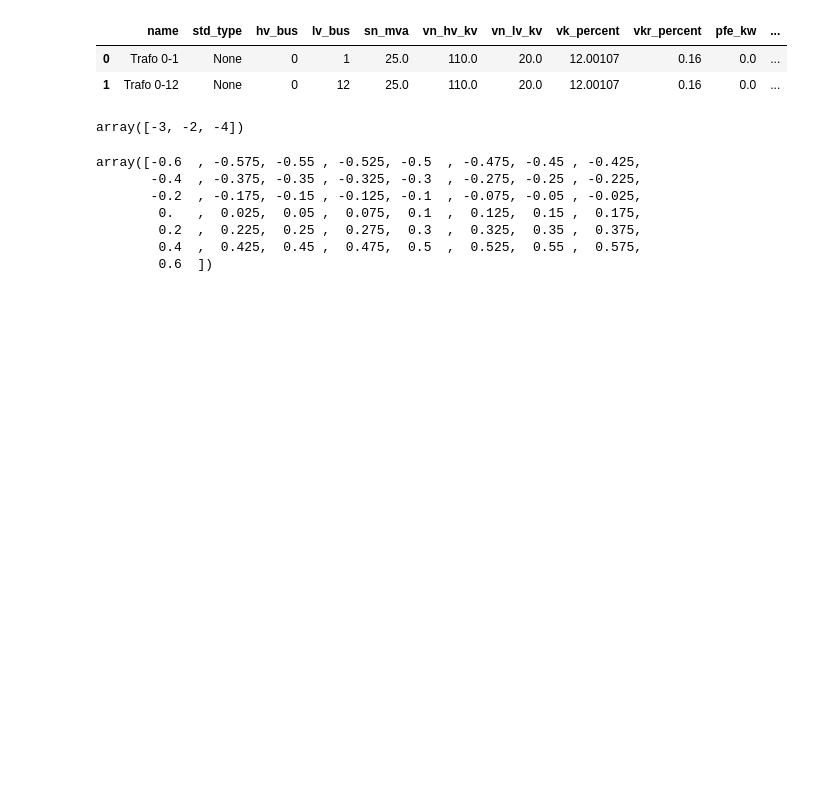
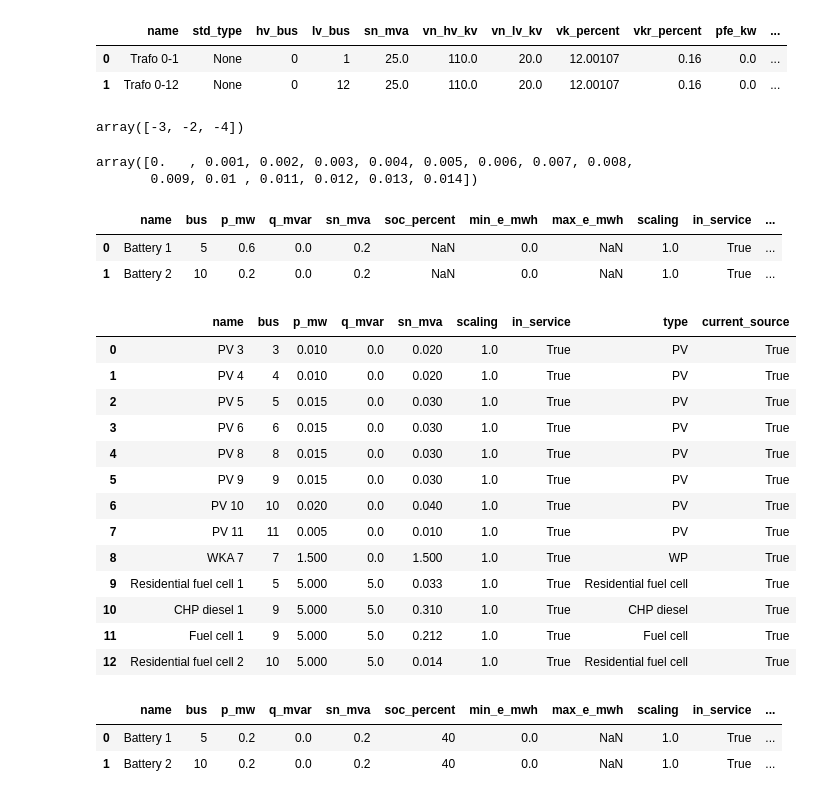
Before and after one commit to lilanka/iems, a Jupyter notebook: experiments/pp_experiment.ipynb, the cells around one changed output. Saved outputs shown, nothing was run; the diff lists cells and outputs as text; code cells hidden in the pictures; blank space fills up the shorter version.

Commit message:
Defined the reset tasks at each episode divisible by 96

```diff
--- a/experiments/pp_experiment.ipynb
+++ b/experiments/pp_experiment.ipynb
@@ -368,11 +368,44 @@ for i in range(0,len(p_batt1)):
 for i in range(0,len(p_batt2)):
     if abs(p_batt2[i]) < 1e-10:
         p_batt2[i] = 0
+
+p_rfc2
 # %% [output]
-array([-0.6  , -0.575, -0.55 , -0.525, -0.5  , -0.475, -0.45 , -0.425,
-       -0.4  , -0.375, -0.35 , -0.325, -0.3  , -0.275, -0.25 , -0.225,
-       -0.2  , -0.175, -0.15 , -0.125, -0.1  , -0.075, -0.05 , -0.025,
-        0.   ,  0.025,  0.05 ,  0.075,  0.1  ,  0.125,  0.15 ,  0.175,
-        0.2  ,  0.225,  0.25 ,  0.275,  0.3  ,  0.325,  0.35 ,  0.375,
-        0.4  ,  0.425,  0.45 ,  0.475,  0.5  ,  0.525,  0.55 ,  0.575,
-        0.6  ])
+array([0.   , 0.001, 0.002, 0.003, 0.004, 0.005, 0.006, 0.007, 0.008,
+       0.009, 0.01 , 0.011, 0.012, 0.013, 0.014])
+# %%
+net.storage
+# %% [output]
+|  | name | bus | p_mw | q_mvar | sn_mva | soc_percent | min_e_mwh | max_e_mwh | scaling | in_service | ... |
+| 0 | Battery 1 | 5 | 0.6 | 0.0 | 0.2 | NaN | 0.0 | NaN | 1.0 | True | ... |
+| 1 | Battery 2 | 10 | 0.2 | 0.0 | 0.2 | NaN | 0.0 | NaN | 1.0 | True | ... |
+# %%
+net.sgen["p_mw"][9:] = [5,5,5,5]
+net.sgen["q_mvar"][9:] = [5,5,5,5]
+net.sgen
+# %% [output]
+|  | name | bus | p_mw | q_mvar | sn_mva | scaling | in_service | type | current_source |
+| 0 | PV 3 | 3 | 0.010 | 0.0 | 0.020 | 1.0 | True | PV | True |
+| 1 | PV 4 | 4 | 0.010 | 0.0 | 0.020 | 1.0 | True | PV | True |
+| 2 | PV 5 | 5 | 0.015 | 0.0 | 0.030 | 1.0 | True | PV | True |
+| 3 | PV 6 | 6 | 0.015 | 0.0 | 0.030 | 1.0 | True | PV | True |
+| 4 | PV 8 | 8 | 0.015 | 0.0 | 0.030 | 1.0 | True | PV | True |
+| 5 | PV 9 | 9 | 0.015 | 0.0 | 0.030 | 1.0 | True | PV | True |
+| 6 | PV 10 | 10 | 0.020 | 0.0 | 0.040 | 1.0 | True | PV | True |
+| 7 | PV 11 | 11 | 0.005 | 0.0 | 0.010 | 1.0 | True | PV | True |
+| 8 | WKA 7 | 7 | 1.500 | 0.0 | 1.500 | 1.0 | True | WP | True |
+| 9 | Residential fuel cell 1 | 5 | 5.000 | 5.0 | 0.033 | 1.0 | True | Residential fuel cell | True |
+| 10 | CHP diesel 1 | 9 | 5.000 | 5.0 | 0.310 | 1.0 | True | CHP diesel | True |
+| 11 | Fuel cell 1 | 9 | 5.000 | 5.0 | 0.212 | 1.0 | True | Fuel cell | True |
+| 12 | Residential fuel cell 2 | 10 | 5.000 | 5.0 | 0.014 | 1.0 | True | Residential fuel cell | True |
+# %%
+# Reset tasks at end of each episode divisible by 96
+
+net.sgen["p_mw"][9:] = net.sgen["sn_mva"][9:]
+net.sgen["q_mvar"][9:] = 0
+net.storage["p_mw"] = net.storage["sn_mva"]
+net.storage["soc_percent"] = 40
+# %% [output]
+|  | name | bus | p_mw | q_mvar | sn_mva | soc_percent | min_e_mwh | max_e_mwh | scaling | in_service | ... |
+| 0 | Battery 1 | 5 | 0.2 | 0.0 | 0.2 | 40 | 0.0 | NaN | 1.0 | True | ... |
+| 1 | Battery 2 | 10 | 0.2 | 0.0 | 0.2 | 40 | 0.0 | NaN | 1.0 | True | ... |
```
Also changed, not shown: 1 other file.
